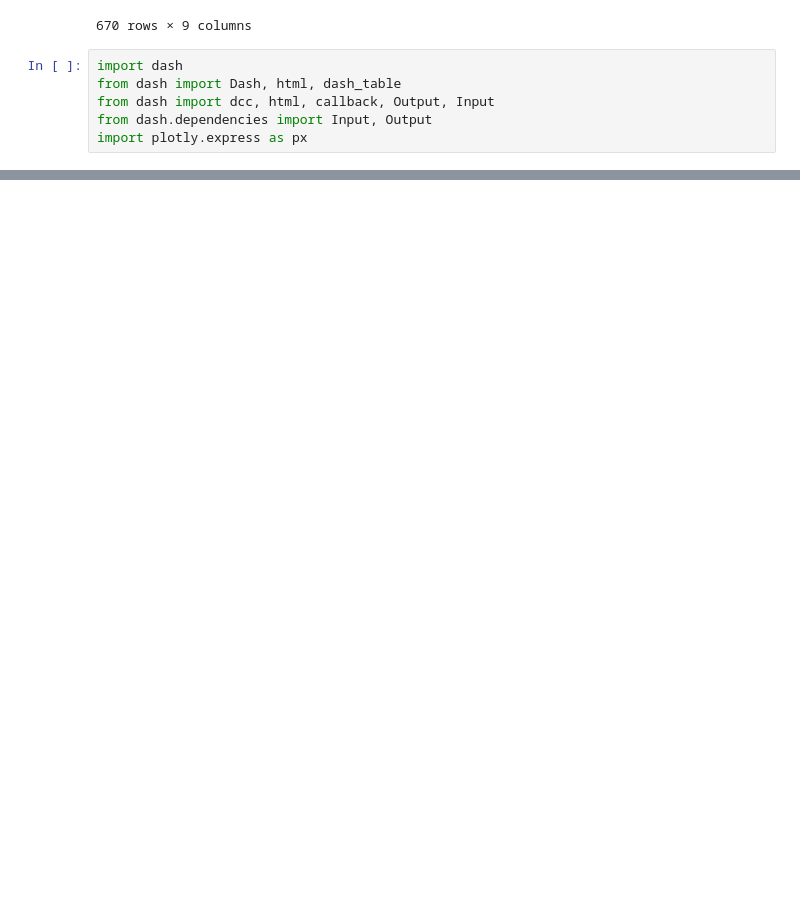
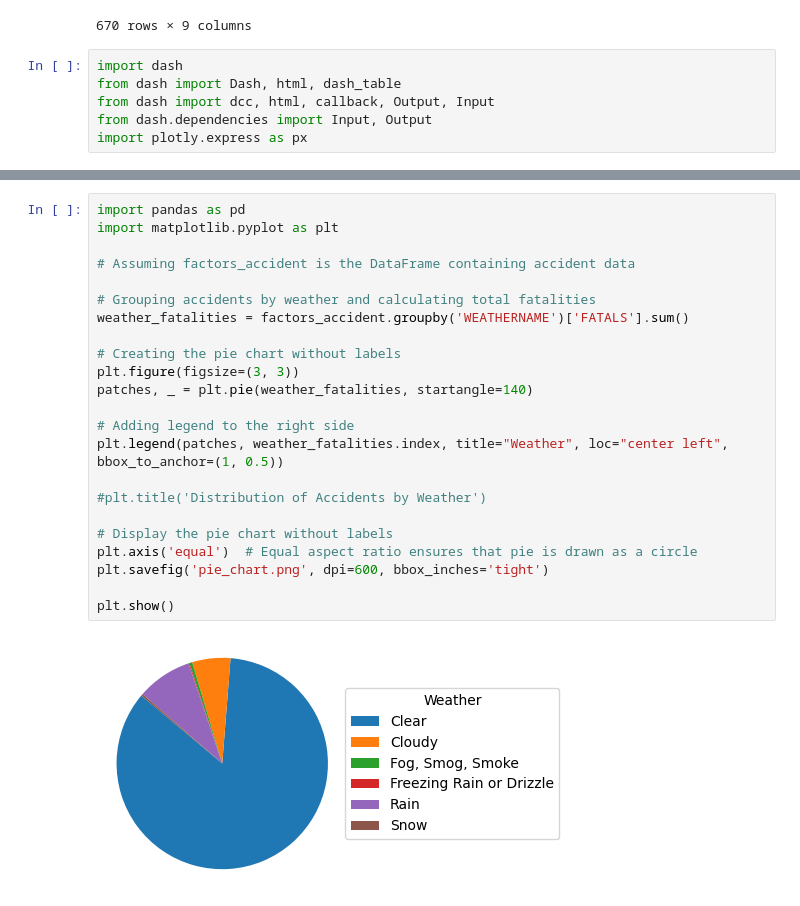
Before and after one commit to saidalli1/capstone, a Jupyter notebook: doc/fatality.ipynb, the cells around one changed output, grey strips where cells are left out. Cells and saved outputs as stored; diff of their text form; blank space fills up the shorter version.

```diff
--- a/doc/fatality.ipynb
+++ b/doc/fatality.ipynb
@@ -603,3 +585,28 @@ if __name__ == '__main__':
     app.run_server(debug=True)
 # %% [output]
 [interactive output not drawn]
+# %%
+import pandas as pd
+import matplotlib.pyplot as plt
+
+# Assuming factors_accident is the DataFrame containing accident data
+
+# Grouping accidents by weather and calculating total fatalities
+weather_fatalities = factors_accident.groupby('WEATHERNAME')['FATALS'].sum()
+
+# Creating the pie chart without labels
+plt.figure(figsize=(3, 3))
+patches, _ = plt.pie(weather_fatalities, startangle=140)
+
+# Adding legend to the right side
+plt.legend(patches, weather_fatalities.index, title="Weather", loc="center left", bbox_to_anchor=(1, 0.5))
+
+#plt.title('Distribution of Accidents by Weather')
+
+# Display the pie chart without labels
+plt.axis('equal')  # Equal aspect ratio ensures that pie is drawn as a circle
+plt.savefig('pie_chart.png', dpi=600, bbox_inches='tight')
+
+plt.show()
+# %% [output]
+[figure, added]
```
Also changed, not shown: parts of 8 cells of this notebook.
